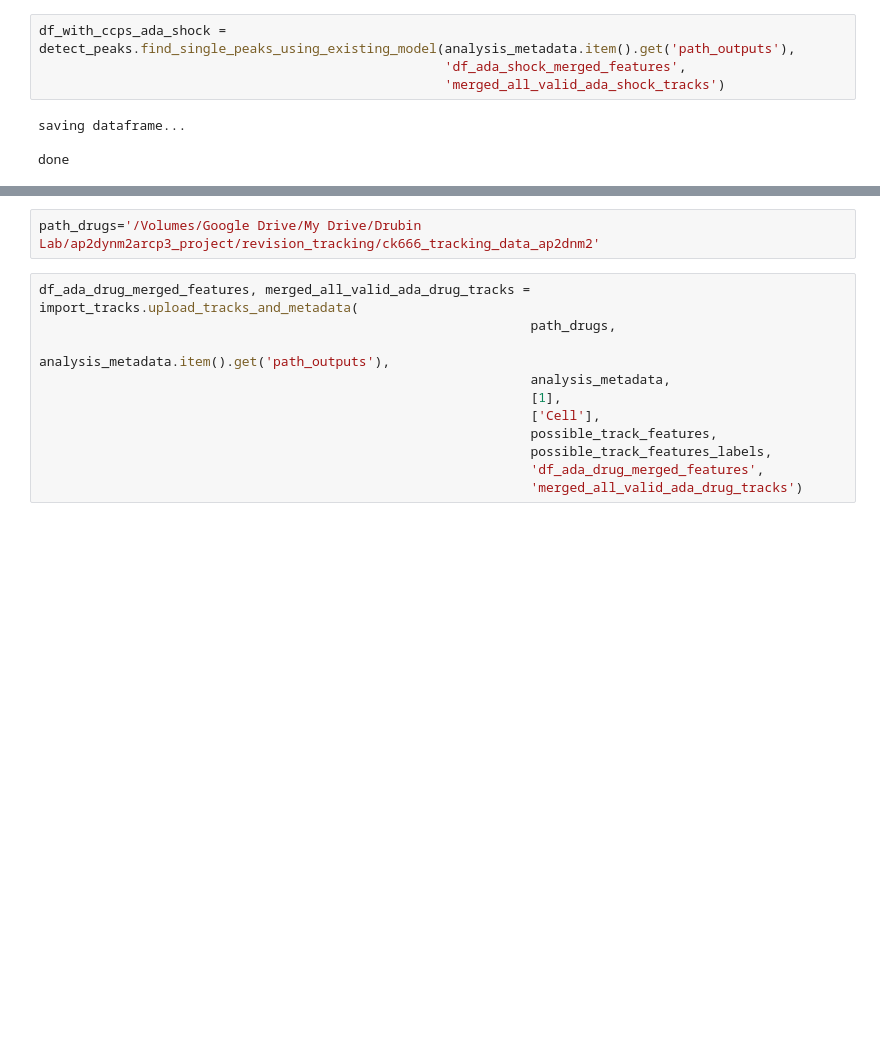
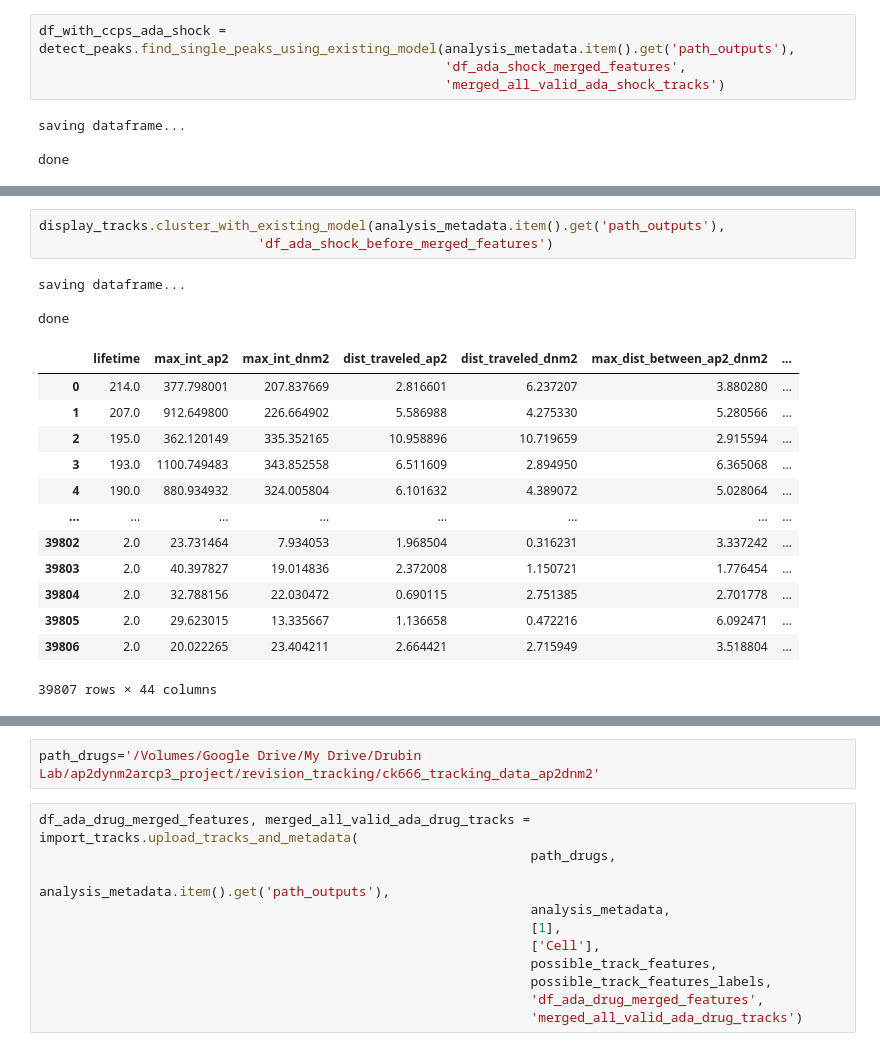
Before and after one commit to DrubinBarnes/Jin_Shirazinejad_et_al_branched_actin_manuscript, a Jupyter notebook: analysis/simplified_workflow/nb07_simplified.ipynb, the cells around one changed output, grey strips where cells are left out. Cells and saved outputs as stored; diff of their text form; blank space fills up the shorter version.

```diff
--- a/analysis/simplified_workflow/nb07_simplified.ipynb
+++ b/analysis/simplified_workflow/nb07_simplified.ipynb
@@ -173,0 +200,20 @@ done
+# %%
+display_tracks.cluster_with_existing_model(analysis_metadata.item().get('path_outputs'),
+                            'df_ada_shock_before_merged_features')
+# %% [output]
+saving dataframe...
+
+done
+|  | lifetime | max_int_ap2 | max_int_dnm2 | dist_traveled_ap2 | dist_traveled_dnm2 | max_dist_between_ap2_dnm2 | ... |
+| 0 | 214.0 | 377.798001 | 207.837669 | 2.816601 | 6.237207 | 3.880280 | ... |
+| 1 | 207.0 | 912.649800 | 226.664902 | 5.586988 | 4.275330 | 5.280566 | ... |
+| 2 | 195.0 | 362.120149 | 335.352165 | 10.958896 | 10.719659 | 2.915594 | ... |
+| 3 | 193.0 | 1100.749483 | 343.852558 | 6.511609 | 2.894950 | 6.365068 | ... |
+| 4 | 190.0 | 880.934932 | 324.005804 | 6.101632 | 4.389072 | 5.028064 | ... |
+| ... | ... | ... | ... | ... | ... | ... | ... |
+| 39802 | 2.0 | 23.731464 | 7.934053 | 1.968504 | 0.316231 | 3.337242 | ... |
+| 39803 | 2.0 | 40.397827 | 19.014836 | 2.372008 | 1.150721 | 1.776454 | ... |
+| 39804 | 2.0 | 32.788156 | 22.030472 | 0.690115 | 2.751385 | 2.701778 | ... |
+| 39805 | 2.0 | 29.623015 | 13.335667 | 1.136658 | 0.472216 | 6.092471 | ... |
+| 39806 | 2.0 | 20.022265 | 23.404211 | 2.664421 | 2.715949 | 3.518804 | ... |
+39807 rows × 44 columns
```
Also changed, not shown: parts of 7 cells of this notebook, 5 other files.
